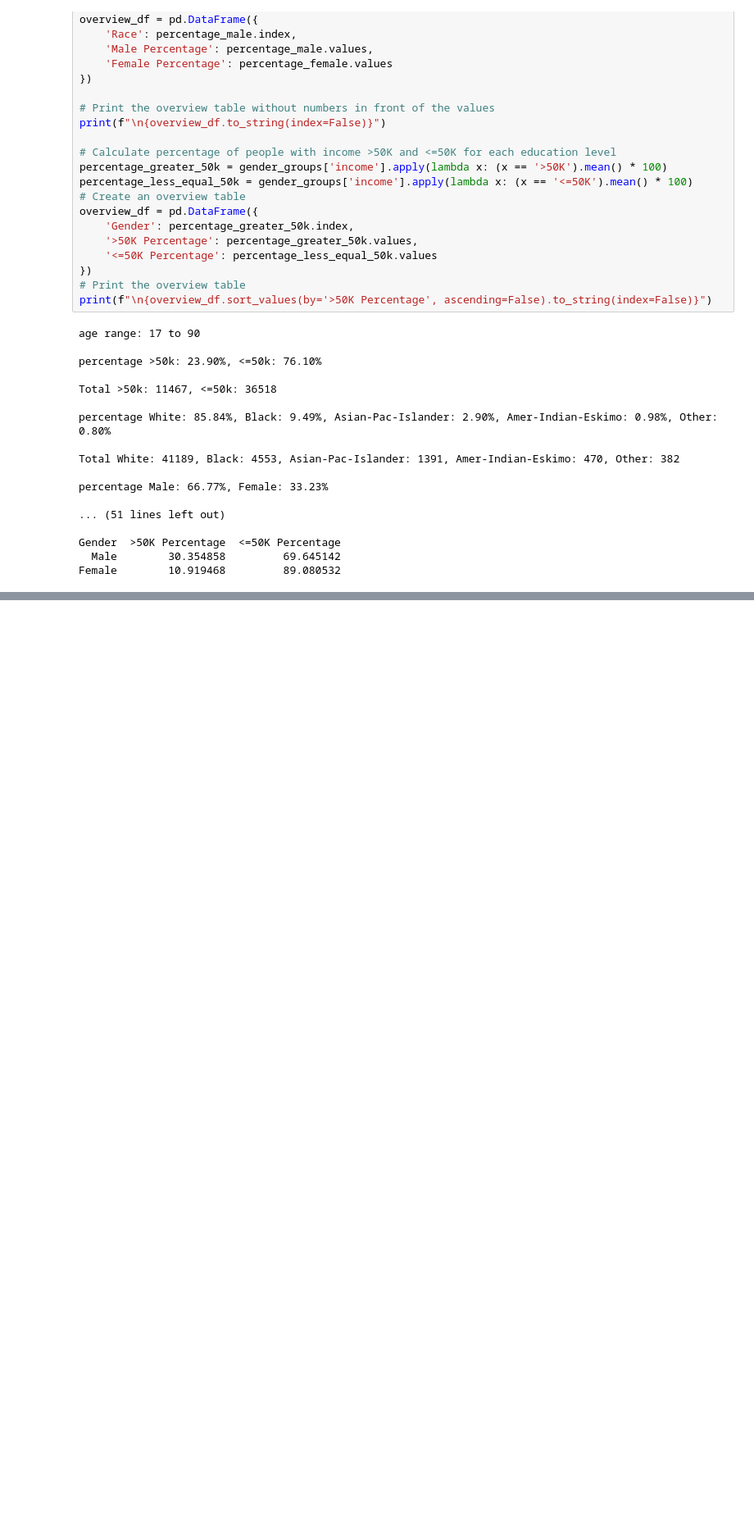
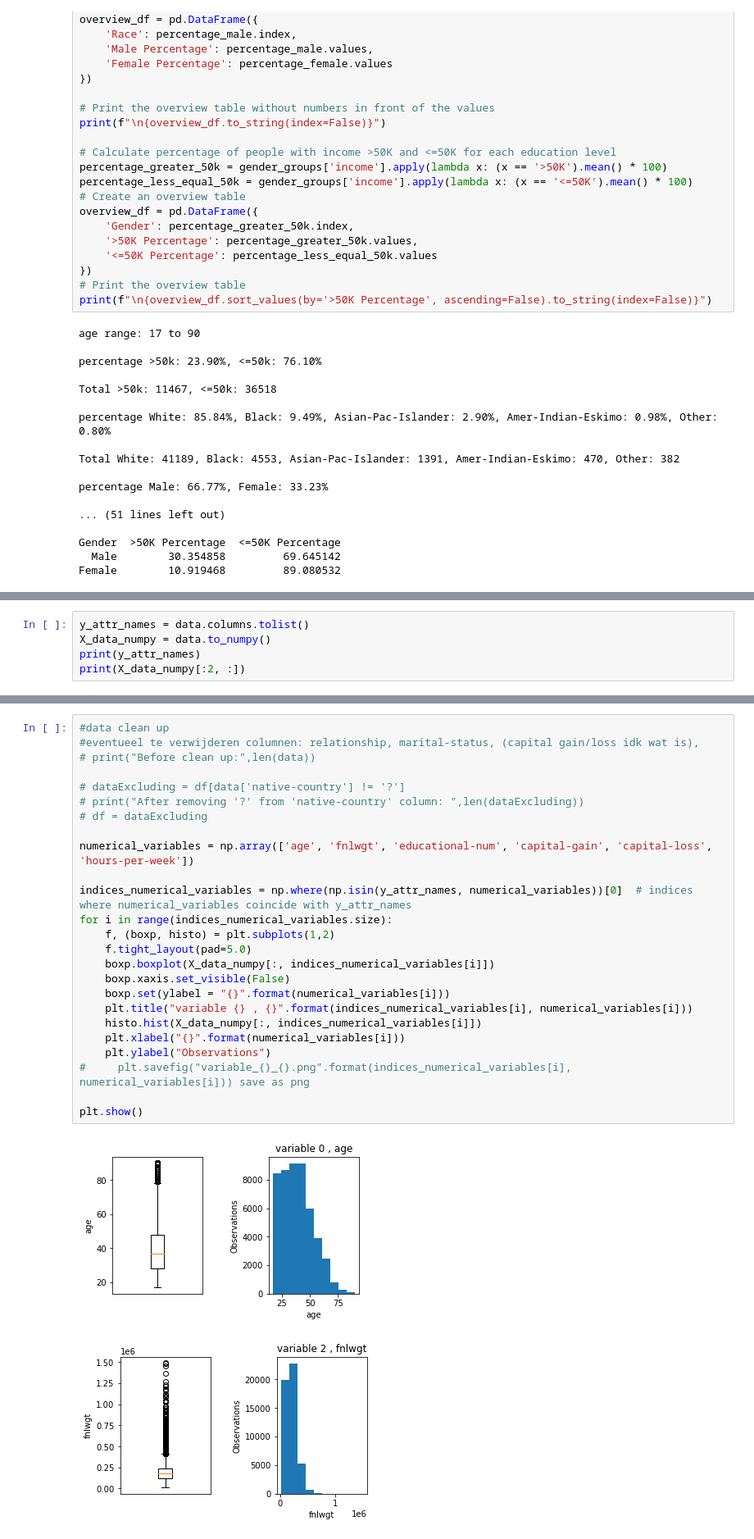
Before and after one commit to ThomasAlberts/Data-Mining-Project, a Jupyter notebook: Project.ipynb, the cells around one changed output, grey strips where cells are left out. Shown at 82% size. Cells and saved outputs as stored; diff of their text form; blank space fills up the shorter version.

```diff
--- a/Project.ipynb
+++ b/Project.ipynb
@@ -149,0 +132,5 @@ Female        10.919468         89.080532
+# %%
+y_attr_names = data.columns.tolist()
+X_data_numpy = data.to_numpy()
+print(y_attr_names)
+print(X_data_numpy[:2, :])
@@ -149,0 +143,28 @@ Female        10.919468         89.080532
+# %%
+#data clean up
+#eventueel te verwijderen columnen: relationship, marital-status, (capital gain/loss idk wat is),
+# print("Before clean up:",len(data))
+
+# dataExcluding = df[data['native-country'] != '?']
+# print("After removing '?' from 'native-country' column: ",len(dataExcluding))
+# df = dataExcluding
+
+numerical_variables = np.array(['age', 'fnlwgt', 'educational-num', 'capital-gain', 'capital-loss', 'hours-per-week'])
+
+indices_numerical_variables = np.where(np.isin(y_attr_names, numerical_variables))[0]  # indices where numerical_variables coincide with y_attr_names
+for i in range(indices_numerical_variables.size):
+    f, (boxp, histo) = plt.subplots(1,2)
+    f.tight_layout(pad=5.0)
+    boxp.boxplot(X_data_numpy[:, indices_numerical_variables[i]])
+    boxp.xaxis.set_visible(False)
+    boxp.set(ylabel = "{}".format(numerical_variables[i]))
+    plt.title("variable {} , {}".format(indices_numerical_variables[i], numerical_variables[i]))
+    histo.hist(X_data_numpy[:, indices_numerical_variables[i]])
+    plt.xlabel("{}".format(numerical_variables[i]))
+    plt.ylabel("Observations")
+#     plt.savefig("variable_{}_{}.png".format(indices_numerical_variables[i], numerical_variables[i])) save as png
+
+plt.show()
+# %% [output]
+[figure, added]
+[figure, added]
```
Also changed, not shown: parts of 14 cells of this notebook, 6 other files.
